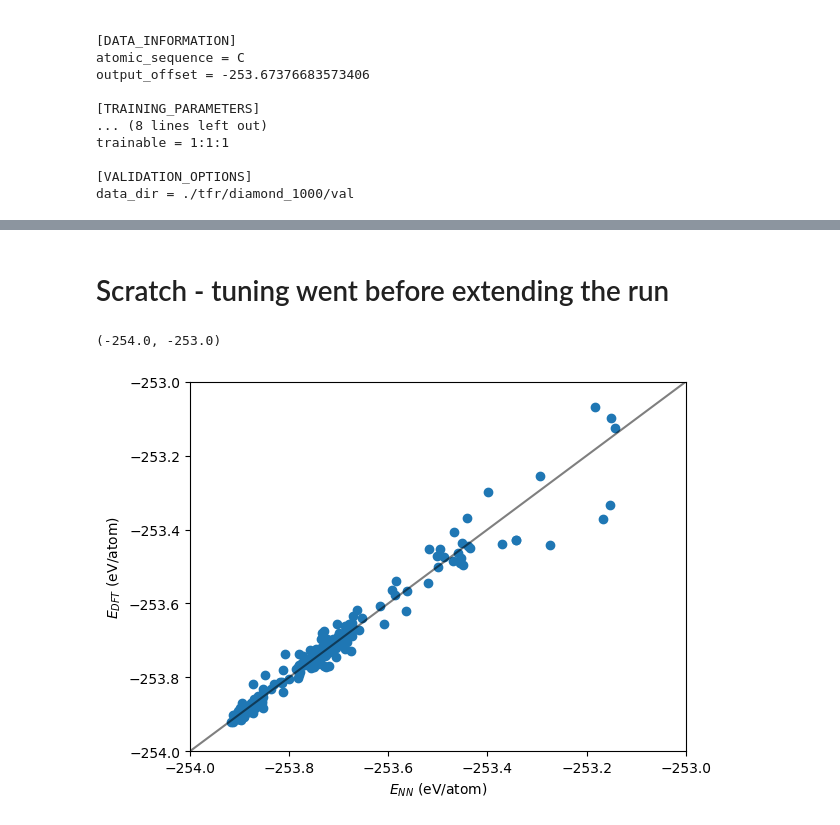
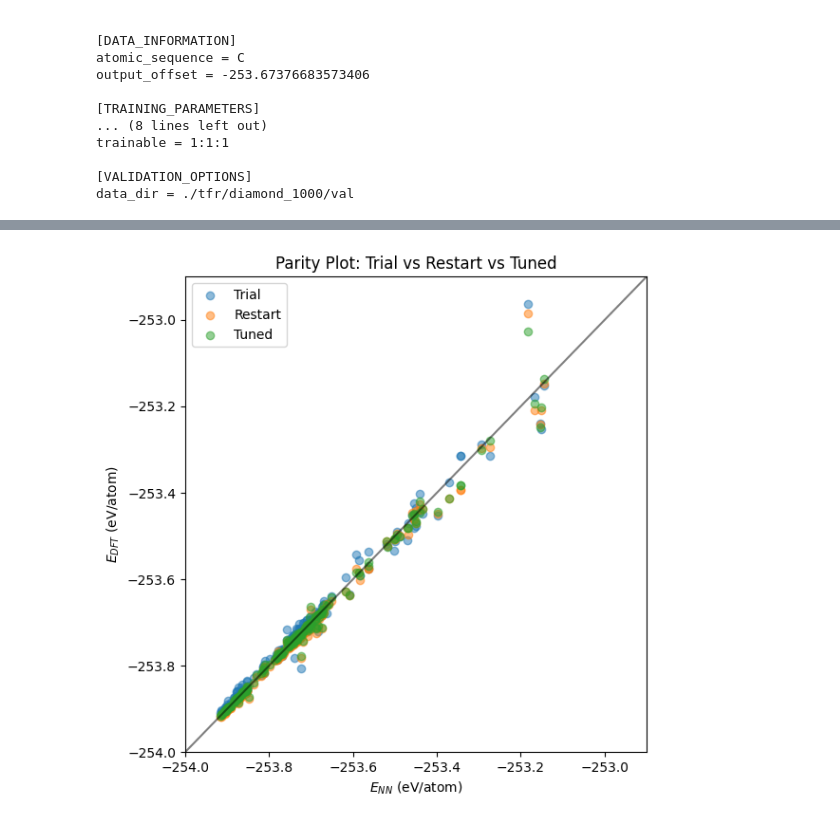
Before and after one commit to apolmiguel/how2trainyournetwork_course, a Jupyter notebook: exercise_1_carbon.ipynb, the cells around one changed output, grey strips where cells are left out. Drawn from its saved outputs; the diff is of its cells as text; code cells hidden in the pictures.

```diff
--- a/exercise_1_carbon.ipynb
+++ b/exercise_1_carbon.ipynb
@@ -308,11 +216,11 @@ plt.show()
 # %%
-dv_trial = pd.read_csv('val_diamond1000_trial/epoch_10_step_10000.dat', delim_whitespace=True)
-plt.scatter(dv_trial['e_ref']/dv_trial['n_atoms'], dv_trial['e_nn']/dv_trial['n_atoms'])
+dv_trial = pd.read_csv('val_diamond1000_trial/epoch_10_step_10000.dat', sep='\s+')
+plt.scatter(dv_trial['e_ref']/dv_trial['n_atoms'], dv_trial['e_nn']/dv_trial['n_atoms'], alpha=0.5)
 plt.ylabel(r'$E_{DFT}$ (eV/atom)')
 plt.xlabel(r'$E_{NN}$ (eV/atom)')
 lims = [min(-700, -200), max(-700, -200)]
 plt.plot(lims, lims, color='k', alpha=0.5)
-plt.xlim(-254,-253)
-plt.ylim(-254,-253)
+plt.xlim(-254,-252.8)
+plt.ylim(-254,-252.8)
 # %% [output]
 (-254.0, -253.0)
@@ -409,6 +317,6 @@ INFO - eval time = 0.98 s
 INFO - write time = 0.00 s
 # %%
-dv_restart = pd.read_csv('val_diamond1000_trial/epoch_200_step_200000.dat', delim_whitespace=True)
+dv_restart = pd.read_csv('val_diamond1000_restart/epoch_100_step_100000.dat', sep='\s+')
 
 fig, ax = plt.subplots(figsize=(6,6))
 
@@ -422,11 +330,9 @@ ax.set_ylabel(r'$E_{DFT}$ (eV/atom)')
 ax.set_xlabel(r'$E_{NN}$ (eV/atom)')
 lims = [min(-700, -200), max(-700, -200)]
 ax.plot(lims, lims, color='k', alpha=0.5)
-ax.set_xlim(-254, -253)
-ax.set_ylim(-254, -253)
+ax.set_xlim(-254, -252.8)
+ax.set_ylim(-254, -252.8)
 ax.legend()
 ax.set_title('Parity Plot: Trial vs Restart')
-
 plt.tight_layout()
-plt.show()
 # %% [output]
@@ -518,15 +429,27 @@ INFO - eval time = 0.98 s
 INFO - write time = 0.00 s
-# %% [markdown]
-# Scratch - tuning went before extending the run
 # %%
-dv_tuned = pd.read_csv('val_diamond1000/epoch_300_step_300000.dat', delim_whitespace=True)
-plt.scatter(dv_tuned['e_ref']/dv_tuned['n_atoms'], dv_tuned['e_nn']/dv_tuned['n_atoms'])
-plt.ylabel(r'$E_{DFT}$ (eV/atom)')
-plt.xlabel(r'$E_{NN}$ (eV/atom)')
+dv_tuned = pd.read_csv('val_diamond1000_tuned/epoch_300_step_300000.dat', delim_whitespace=True)
+
+fig, ax = plt.subplots(figsize=(6,6))
+
+# Trial parity plot
+ax.scatter(dv_trial['e_ref']/dv_trial['n_atoms'], dv_trial['e_nn']/dv_trial['n_atoms'], label='Trial', alpha=0.5)
+
+# Restart parity plot
+ax.scatter(dv_restart['e_ref']/dv_restart['n_atoms'], dv_restart['e_nn']/dv_restart['n_atoms'], label='Restart', alpha=0.5)
+
+# Tuned parity plot
+ax.scatter(dv_tuned['e_ref']/dv_tuned['n_atoms'], dv_tuned['e_nn']/dv_tuned['n_atoms'], label='Tuned', alpha=0.5)
+
+ax.set_ylabel(r'$E_{DFT}$ (eV/atom)')
+ax.set_xlabel(r'$E_{NN}$ (eV/atom)')
 lims = [min(-700, -200), max(-700, -200)]
-plt.plot(lims, lims, color='k', alpha=0.5)
-plt.xlim(-254,-253)
-plt.ylim(-254,-253)
+ax.plot(lims, lims, color='k', alpha=0.5)
+ax.set_xlim(-254, -252.9)
+ax.set_ylim(-254, -252.9)
+ax.legend()
+ax.set_title('Parity Plot: Trial vs Restart vs Tuned')
+
+plt.tight_layout()
 # %% [output]
-(-254.0, -253.0)
-[figure, old version]
+[figure, new version]
```
Also changed, not shown: parts of 37 cells of this notebook, 2 other files.
